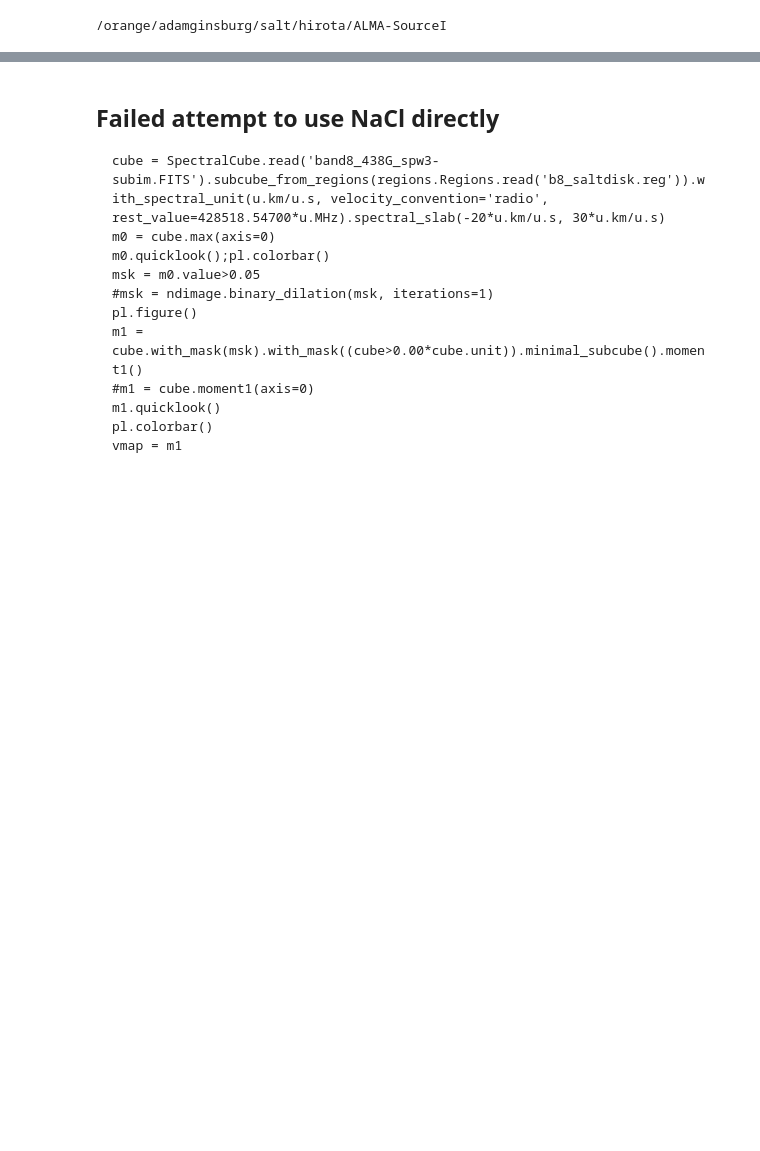
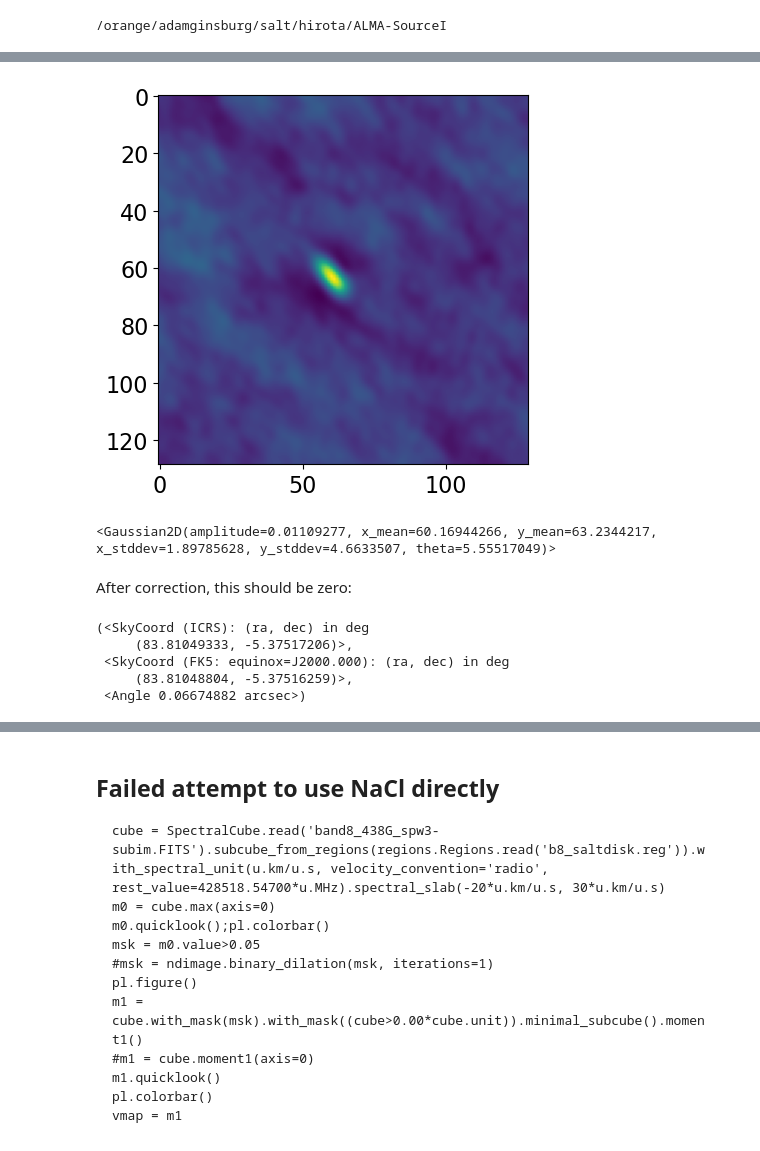
Before and after one commit to keflavich/saltmining, a Jupyter notebook: notebooks/HirotaData.ipynb, the cells around one changed output, grey strips where cells are left out. Cells and saved outputs as stored; diff of their text form; code cells hidden in the pictures; blank space fills up the shorter version.

```diff
--- a/notebooks/HirotaData.ipynb
+++ b/notebooks/HirotaData.ipynb
@@ -49,0 +45,5 @@ WARNING: StokesWarning: Cube is a Stokes cube, returning spectral cube for I com
+# %%
+cube = SpectralCube.read('band8_438G_spw1-subim.FITS').with_spectral_unit(u.GHz)
+m0neg = -cube.spectral_slab(440.7867*u.GHz, 440.8174*u.GHz).moment0(axis=0)
+m0neg.quicklook()
+# %% [output]
@@ -49,0 +51,11 @@ WARNING: StokesWarning: Cube is a Stokes cube, returning spectral cube for I com
+[figure, added]
+# %%
+from astropy.modeling import models, fitting
+fitter = fitting.LevMarLSQFitter()
+mod = models.Gaussian2D(x_mean=55, y_mean=64, x_stddev=5, y_stddev=5)
+yy,xx = np.indices(m0neg.shape)
+rslt = fitter(mod, x=xx, y=yy, z=m0neg.value)
+pl.imshow(m0neg.value - rslt(xx,yy))
+rslt
+# %% [output]
+<Gaussian2D(amplitude=0.01109277, x_mean=60.16944266, y_mean=63.2344217, x_stddev=1.89785628, y_stddev=4.6633507, theta=5.55517049)>
@@ -49,0 +66,10 @@ WARNING: StokesWarning: Cube is a Stokes cube, returning spectral cube for I com
+# %% [markdown]
+After correction, this should be zero:
+# %%
+true_center, measured_center, true_center.separation(measured_center).to(u.arcsec)
+# %% [output]
+(<SkyCoord (ICRS): (ra, dec) in deg
+     (83.81049333, -5.37517206)>,
+ <SkyCoord (FK5: equinox=J2000.000): (ra, dec) in deg
+     (83.81048804, -5.37516259)>,
+ <Angle 0.06674882 arcsec>)
```
Also changed, not shown: parts of 30 cells of this notebook, 3 other files.
